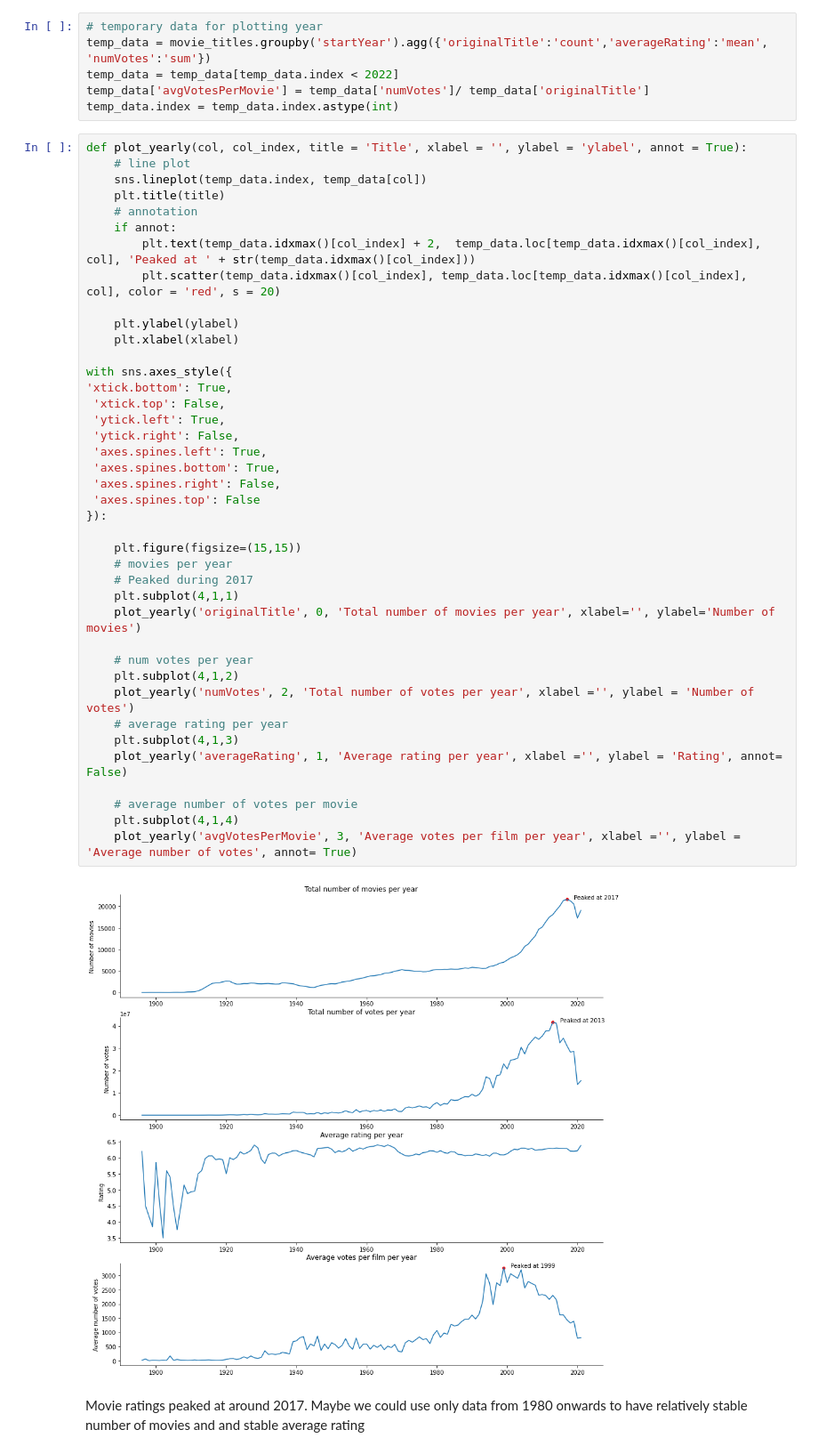
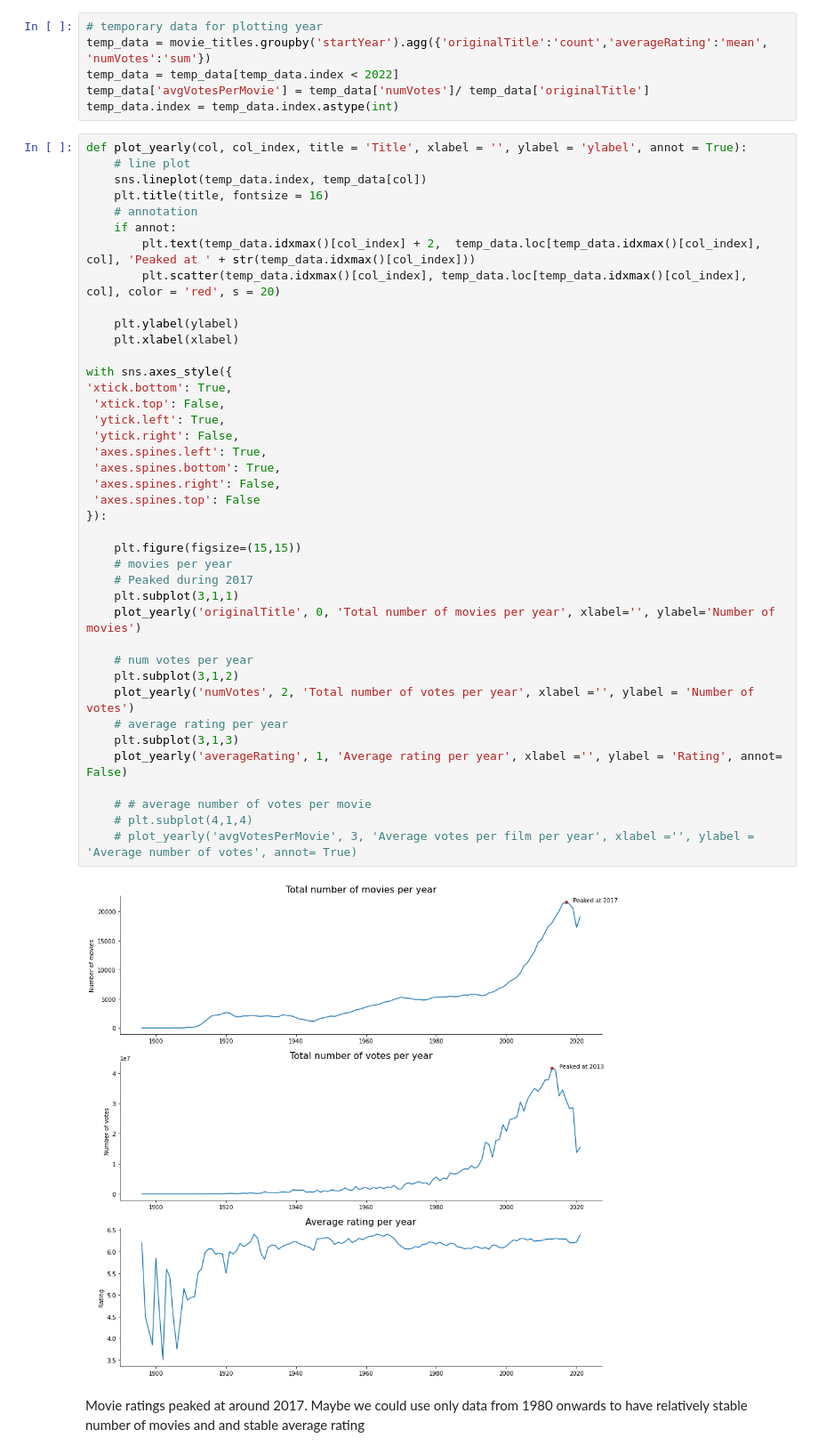
Before and after one commit to idellang/IMDB_movie_rating, a Jupyter notebook: 01_IMDB_initial_EDA_and_cleaning.ipynb, the cells around one changed output. Shown at 89% size. Drawn from its saved outputs; the diff is of its cells as text.

```diff
--- a/01_IMDB_initial_EDA_and_cleaning.ipynb
+++ b/01_IMDB_initial_EDA_and_cleaning.ipynb
@@ -171,44 +171,44 @@ temp_data.index = temp_data.index.astype(int)
 def plot_yearly(col, col_index, title = 'Title', xlabel = '', ylabel = 'ylabel', annot = True):
     # line plot
     sns.lineplot(temp_data.index, temp_data[col])
-    plt.title(title)
+    plt.title(title, fontsize = 16)
     # annotation
     if annot:
         plt.text(temp_data.idxmax()[col_index] + 2,  temp_data.loc[temp_data.idxmax()[col_index], col], 'Peaked at ' + str(temp_data.idxmax()[col_index]))
         plt.scatter(temp_data.idxmax()[col_index], temp_data.loc[temp_data.idxmax()[col_index], col], color = 'red', s = 20)
 
     plt.ylabel(ylabel)
     plt.xlabel(xlabel)
 
 with sns.axes_style({
 'xtick.bottom': True,
  'xtick.top': False,
  'ytick.left': True,
  'ytick.right': False,
  'axes.spines.left': True,
  'axes.spines.bottom': True,
  'axes.spines.right': False,
  'axes.spines.top': False
 }):
 
     plt.figure(figsize=(15,15))
     # movies per year
     # Peaked during 2017
-    plt.subplot(4,1,1)
+    plt.subplot(3,1,1)
     plot_yearly('originalTitle', 0, 'Total number of movies per year', xlabel='', ylabel='Number of movies')
 
     # num votes per year
-    plt.subplot(4,1,2)
+    plt.subplot(3,1,2)
     plot_yearly('numVotes', 2, 'Total number of votes per year', xlabel ='', ylabel = 'Number of votes')
     # average rating per year
-    plt.subplot(4,1,3)
+    plt.subplot(3,1,3)
     plot_yearly('averageRating', 1, 'Average rating per year', xlabel ='', ylabel = 'Rating', annot= False)
 
-    # average number of votes per movie
-    plt.subplot(4,1,4)
-    plot_yearly('avgVotesPerMovie', 3, 'Average votes per film per year', xlabel ='', ylabel = 'Average number of votes', annot= True)
+    # # average number of votes per movie
+    # plt.subplot(4,1,4)
+    # plot_yearly('avgVotesPerMovie', 3, 'Average votes per film per year', xlabel ='', ylabel = 'Average number of votes', annot= True)
 # %% [output]
-[figure, old version]
+[figure, new version]
 # %% [markdown]
 Movie ratings peaked at around 2017. Maybe we could use only data from 1980 onwards to have relatively stable number of movies and and stable average rating
 # %% [markdown]
```
Also changed, not shown: parts of 14 cells of this notebook, 2 other files.
